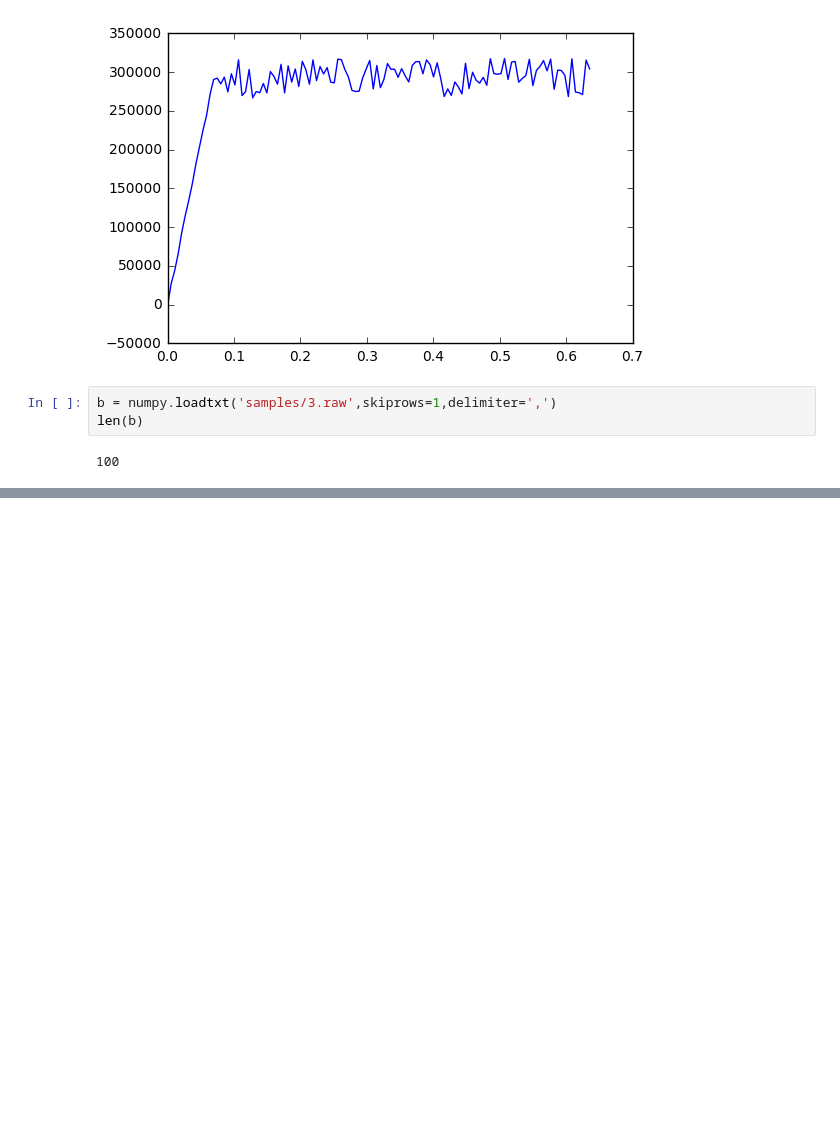
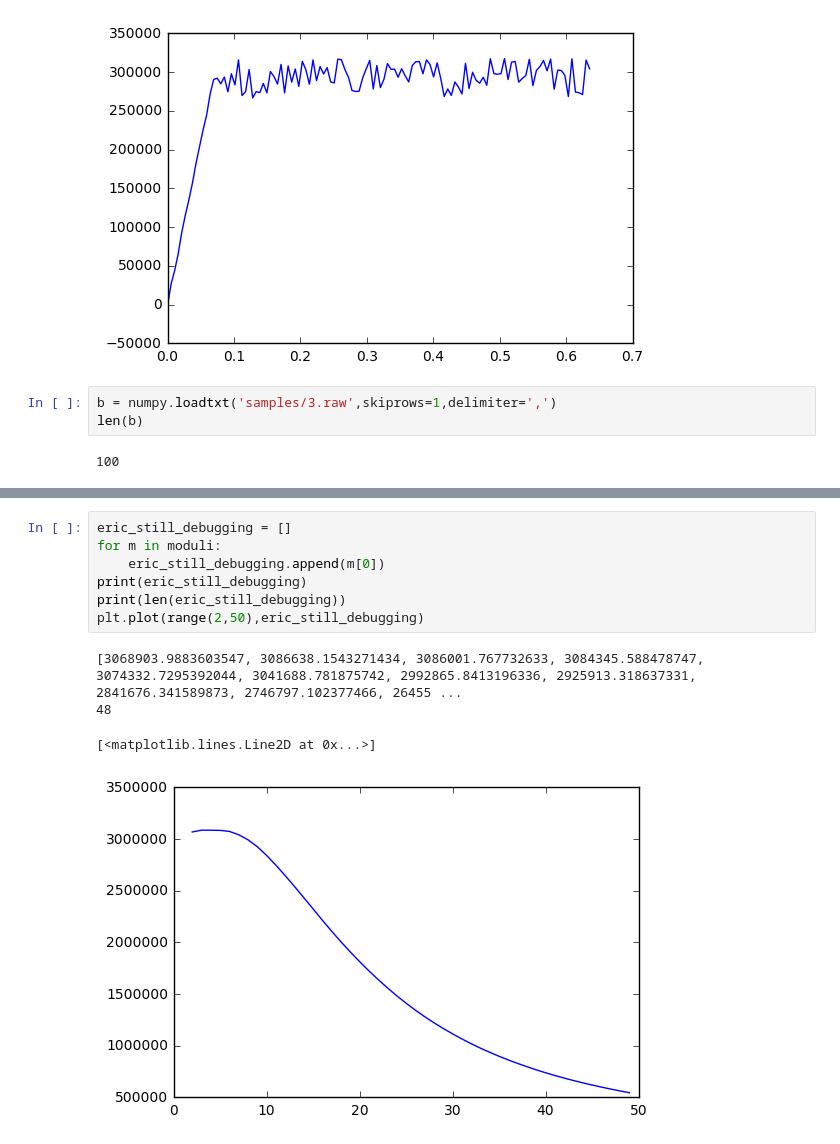
Before and after one commit to erjank/project1, a Jupyter notebook: eric-scratch.ipynb, the cells around one changed output, grey strips where cells are left out. Saved outputs shown, nothing was run; the diff lists cells and outputs as text; blank space fills up the shorter version.

```diff
--- a/eric-scratch.ipynb
+++ b/eric-scratch.ipynb
@@ -57,0 +58,12 @@ round(12.51)
+# %%
+eric_still_debugging = []
+for m in moduli:
+    eric_still_debugging.append(m[0])
+print(eric_still_debugging)
+print(len(eric_still_debugging))
+plt.plot(range(2,50),eric_still_debugging)
+# %% [output]
+[3068903.9883603547, 3086638.1543271434, 3086001.767732633, 3084345.588478747, 3074332.7295392044, 3041688.781875742, 2992865.8413196336, 2925913.318637331, 2841676.341589873, 2746797.102377466, 26455 ...
+48
+[<matplotlib.lines.Line2D at 0x...>]
+[figure, added]
```
Also changed, not shown: parts of 3 cells of this notebook.
